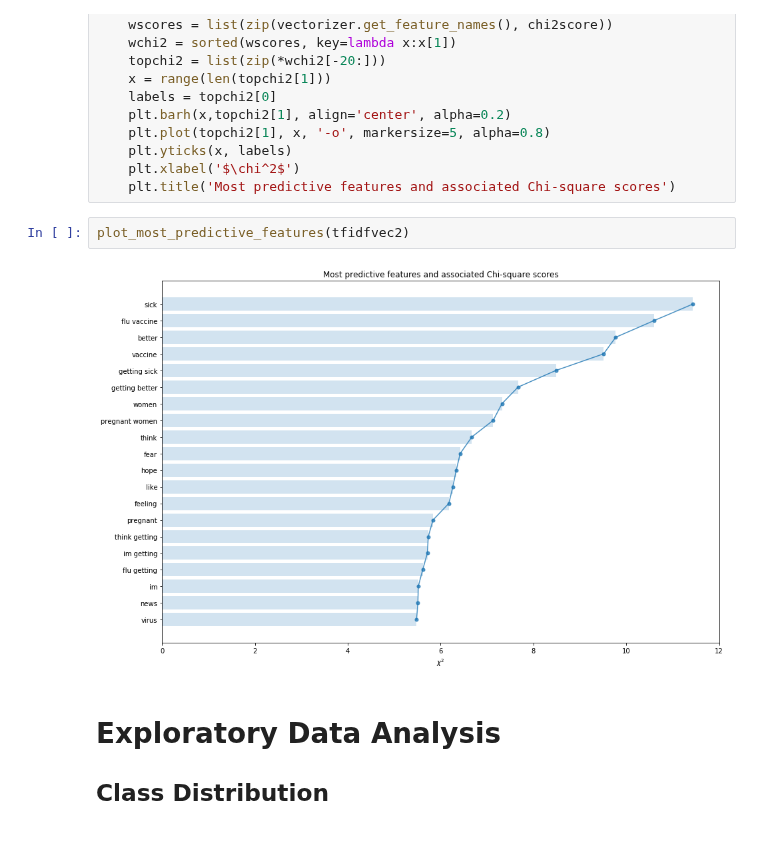
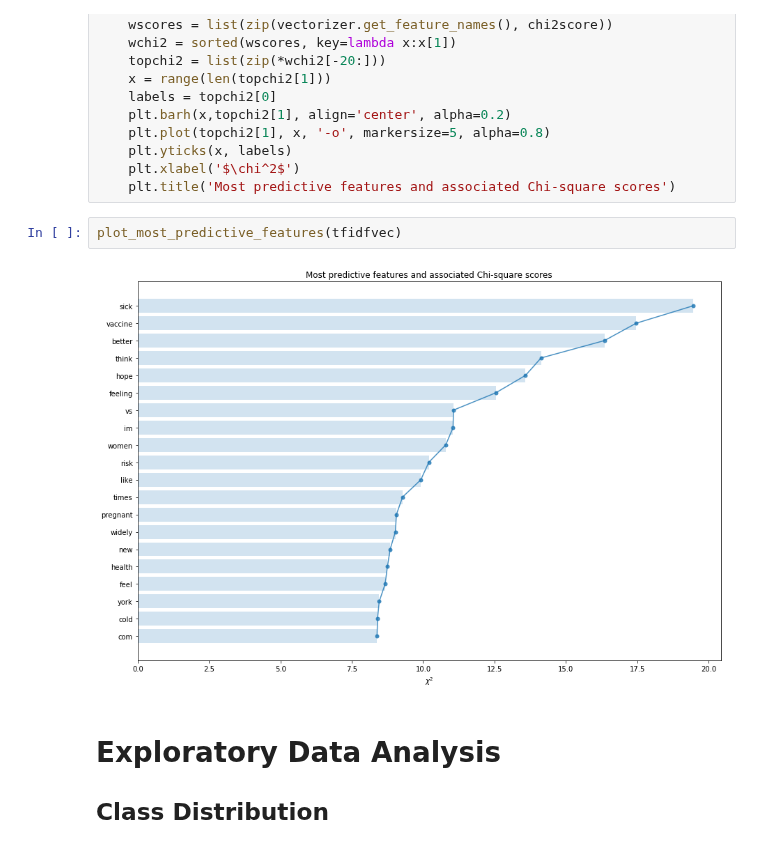
Before and after one commit to paulinaczheng/twitter_flu_tracking, a Jupyter notebook: Project Pipeline.ipynb, the cells around one changed output. Cells and saved outputs as stored; diff of their text form.

```diff
--- a/Project Pipeline.ipynb
+++ b/Project Pipeline.ipynb
@@ -225,9 +225,9 @@ def plot_most_predictive_features(vectorizer):
     plt.xlabel('$\chi^2$')
     plt.title('Most predictive features and associated Chi-square scores')
 # %%
-plot_most_predictive_features(tfidfvec2)
+plot_most_predictive_features(tfidfvec)
 # %% [output]
-[figure, old version]
+[figure, new version]
 # %% [markdown]
 # Exploratory Data Analysis
 
```
Also changed, not shown: parts of 26 cells of this notebook, 4 other files.
